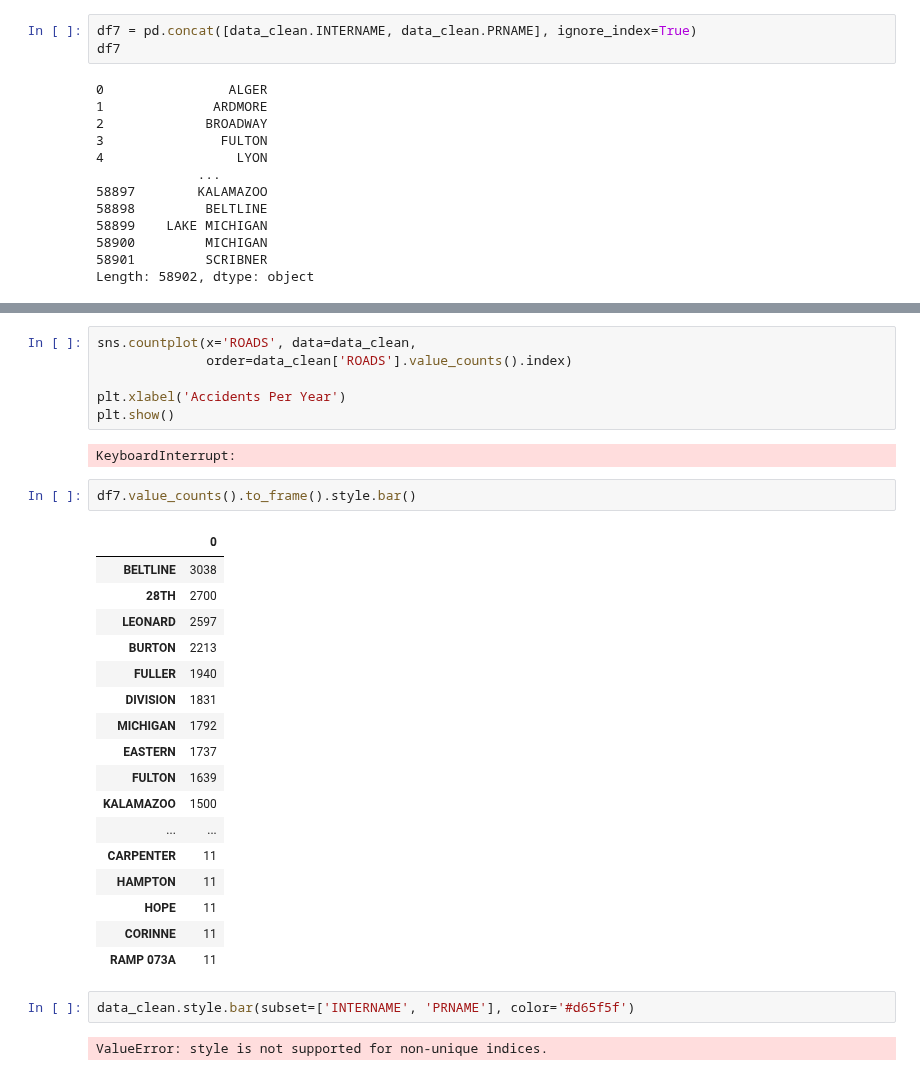
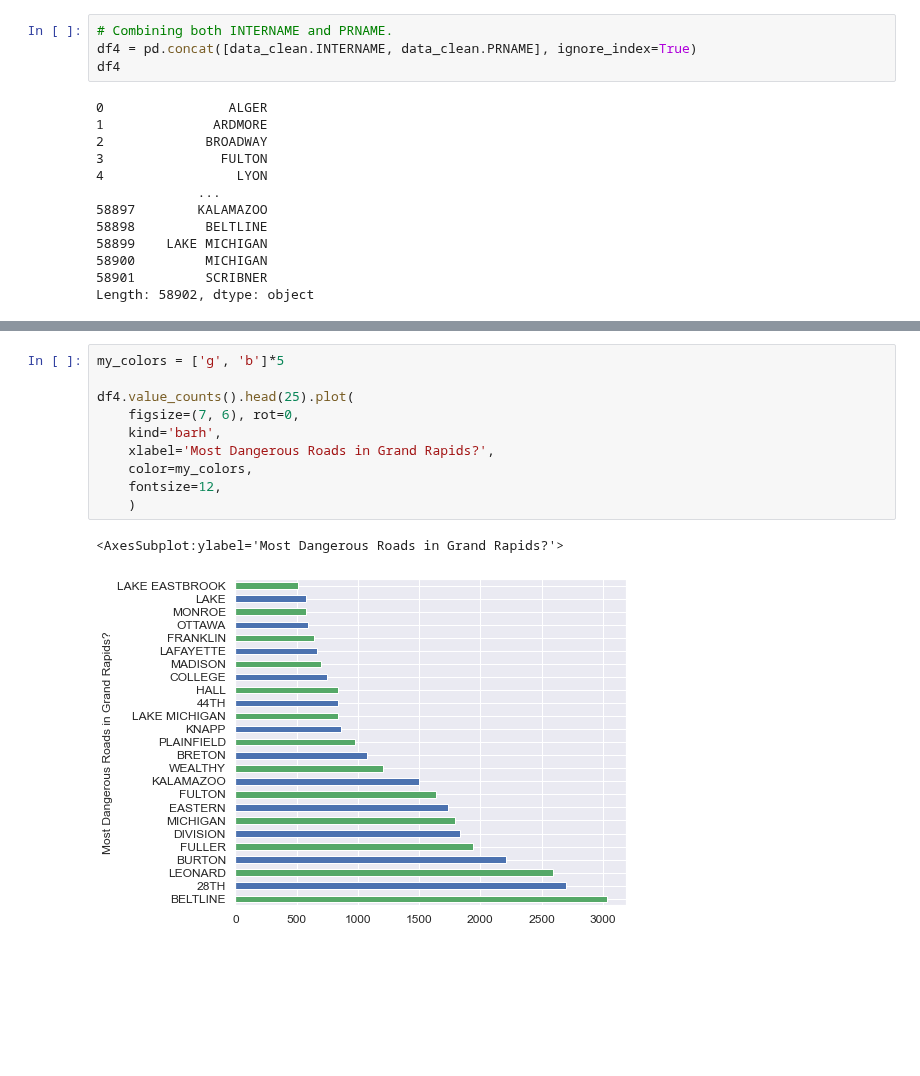
Before and after one commit to Ambush3/GR_Crash_Data, a Jupyter notebook: Crash.ipynb, the cells around one changed output, grey strips where cells are left out. Cells and saved outputs as stored; diff of their text form; blank space fills up the shorter version.

```diff
--- a/Crash.ipynb
+++ b/Crash.ipynb
@@ -513,8 +514,9 @@ df5.head(10)
 | 1194 | WOODMERE | -85.630244 | 42.955508 | 24.000000 | 19.000000 | 19.000000 | 17.000000 | 2015.000000 | 25.000000 |
 | 1193 | WOODMEADOW | -85.608351 | 42.915839 | 14.230769 | 35.615385 | 35.615385 | 15.384615 | 2012.538462 | 34.615385 |
 # %%
-df7 = pd.concat([data_clean.INTERNAME, data_clean.PRNAME], ignore_index=True)
-df7
+# Combining both INTERNAME and PRNAME.
+df4 = pd.concat([data_clean.INTERNAME, data_clean.PRNAME], ignore_index=True)
+df4
 # %% [output]
 0                ALGER
 1              ARDMORE
@@ -564,32 +533,13 @@ Length: 58903, dtype: object
-# %%
-sns.countplot(x='ROADS', data=data_clean,
-              order=data_clean['ROADS'].value_counts().index)
-
-plt.xlabel('Accidents Per Year')
-plt.show()
-# %% [output]
-KeyboardInterrupt:
-# %%
-df7.value_counts().to_frame().style.bar()
-# %% [output]
-|  | 0 |
-| BELTLINE | 3038 |
-| 28TH | 2700 |
-| LEONARD | 2597 |
-| BURTON | 2213 |
-| FULLER | 1940 |
-| DIVISION | 1831 |
-| MICHIGAN | 1792 |
-| EASTERN | 1737 |
-| FULTON | 1639 |
-| KALAMAZOO | 1500 |
-| ... | ... |
-| CARPENTER | 11 |
-| HAMPTON | 11 |
-| HOPE | 11 |
-| CORINNE | 11 |
-| RAMP 073A | 11 |
-# %%
-data_clean.style.bar(subset=['INTERNAME', 'PRNAME'], color='#d65f5f')
-# %% [output]
-ValueError: style is not supported for non-unique indices.
+# %%
+my_colors = ['g', 'b']*5
+
+df4.value_counts().head(25).plot(
+    figsize=(7, 6), rot=0,
+    kind='barh',
+    xlabel='Most Dangerous Roads in Grand Rapids?',
+    color=my_colors,
+    fontsize=12,
+    )
+# %% [output]
+<AxesSubplot:ylabel='Most Dangerous Roads in Grand Rapids?'>
+[figure, added]
```
Also changed, not shown: parts of 8 cells of this notebook.
